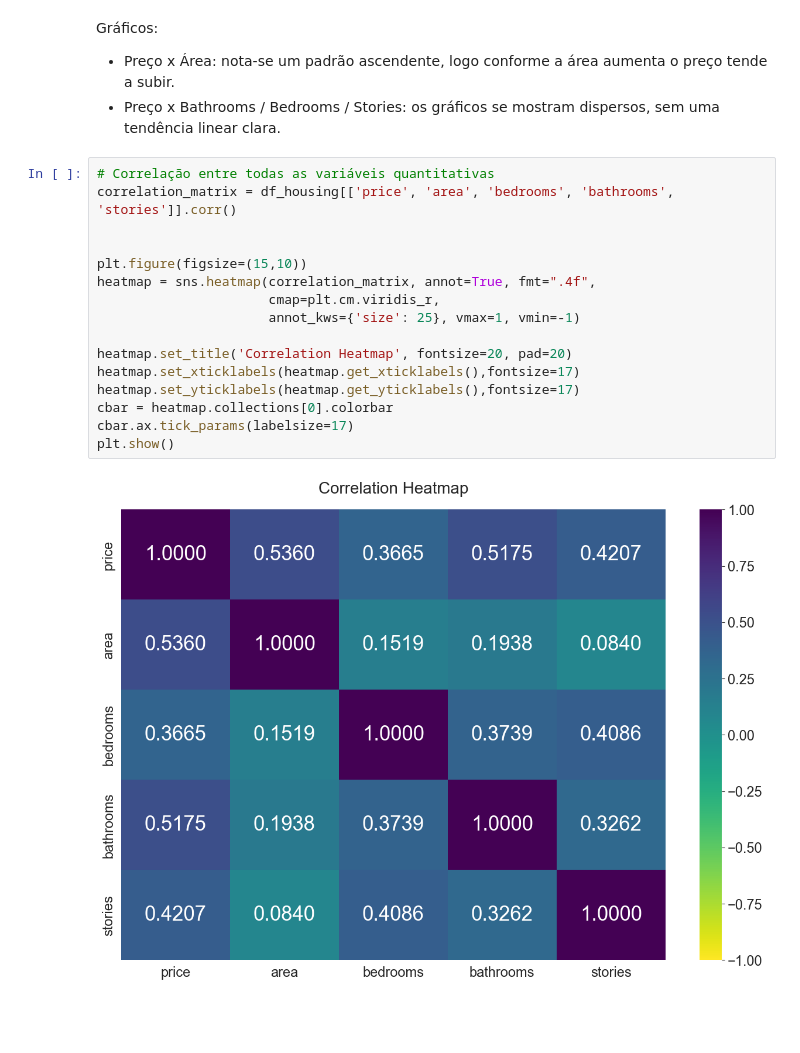
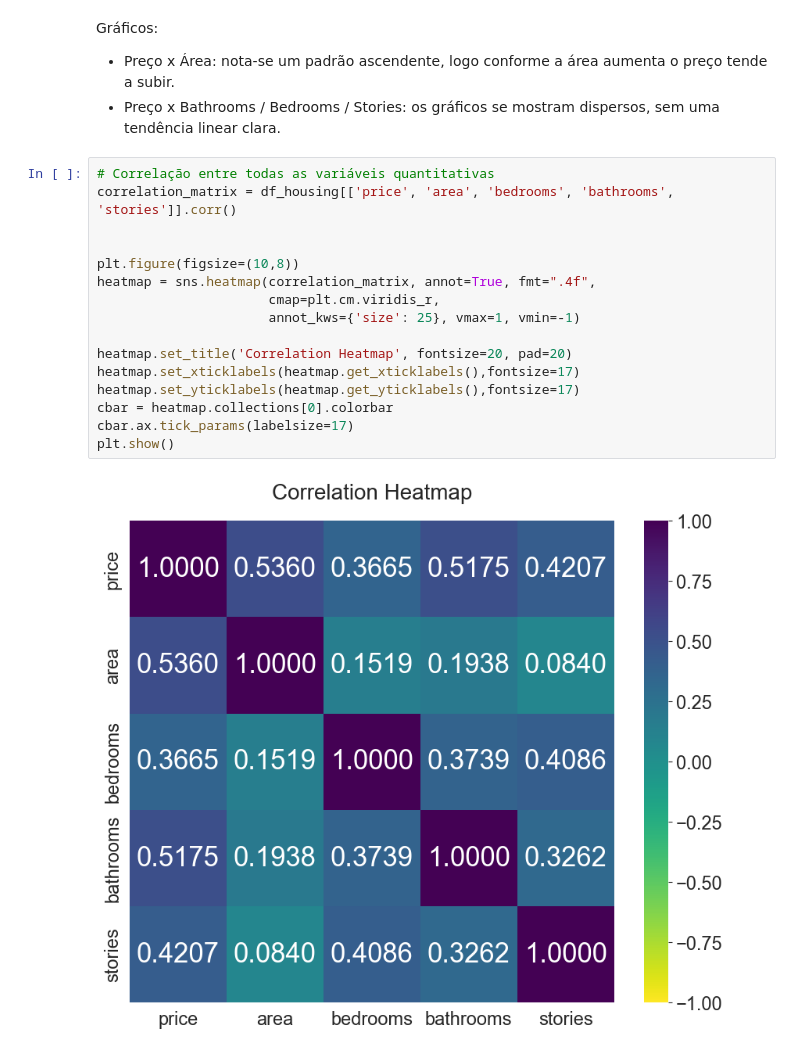
Before and after one commit to 1998-sys/Housing-Prices, a Jupyter notebook: notebooks/houses_price.ipynb, the cells around one changed output. Saved outputs shown, nothing was run; the diff lists cells and outputs as text; blank space fills up the shorter version.

```diff
--- a/notebooks/houses_price.ipynb
+++ b/notebooks/houses_price.ipynb
@@ -198,18 +200,18 @@ Gráficos:
 # %%
 # Correlação entre todas as variáveis quantitativas
 correlation_matrix = df_housing[['price', 'area', 'bedrooms', 'bathrooms', 'stories']].corr()
 
 
-plt.figure(figsize=(15,10))
+plt.figure(figsize=(10,8))
 heatmap = sns.heatmap(correlation_matrix, annot=True, fmt=".4f",
                       cmap=plt.cm.viridis_r,
                       annot_kws={'size': 25}, vmax=1, vmin=-1)
 
 heatmap.set_title('Correlation Heatmap', fontsize=20, pad=20)
 heatmap.set_xticklabels(heatmap.get_xticklabels(),fontsize=17)
 heatmap.set_yticklabels(heatmap.get_yticklabels(),fontsize=17)
 cbar = heatmap.collections[0].colorbar
 cbar.ax.tick_params(labelsize=17)
 plt.show()
 # %% [output]
-[figure, old version]
+[figure, new version]
```
Also changed, not shown: parts of 3 cells of this notebook.
